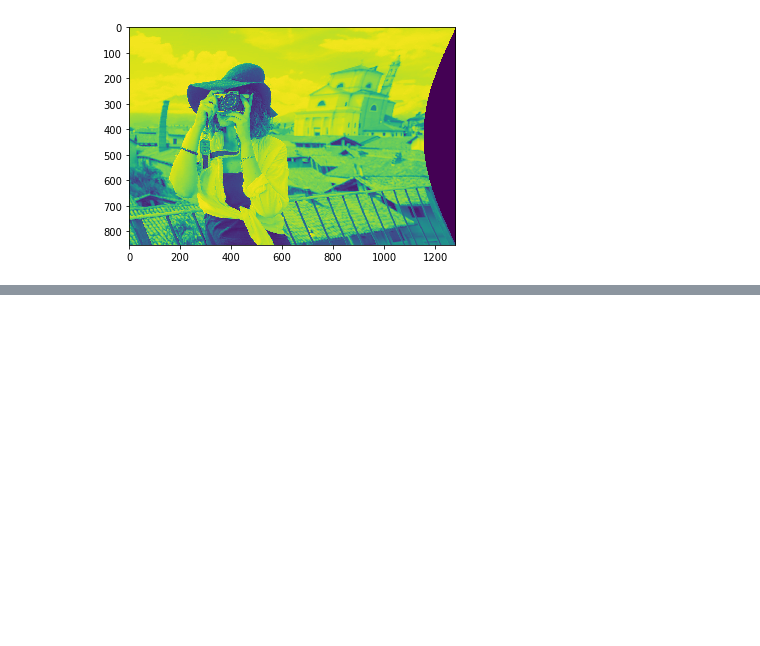
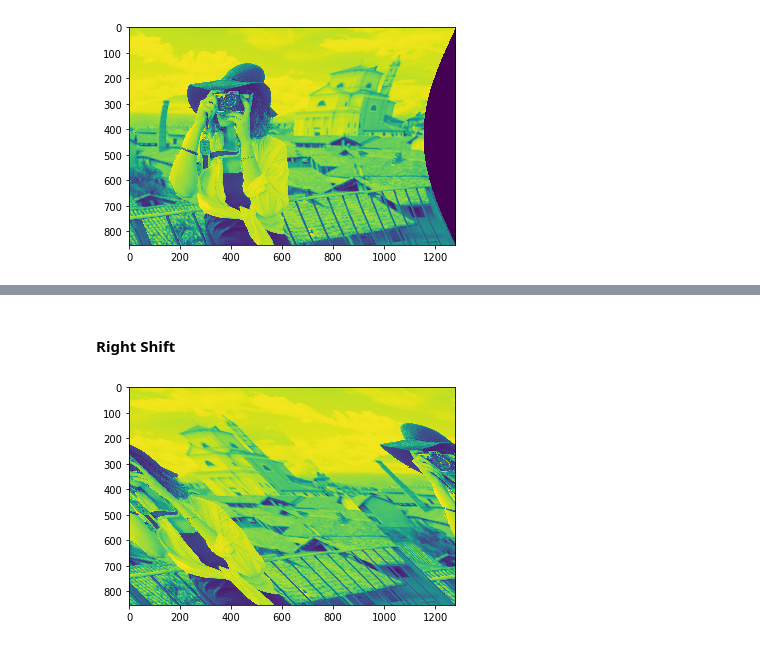
Before and after one commit to amitsanger3/warp-distorting-image, a Jupyter notebook: Warp.ipynb, the cells around one changed output, grey strips where cells are left out. Drawn from its saved outputs; the diff is of its cells as text; code cells hidden in the pictures; blank space fills up the shorter version.

```diff
--- a/Warp.ipynb
+++ b/Warp.ipynb
@@ -171,0 +204,8 @@ plt.show()
+# %% [markdown]
+#### Right Shift
+# %%
+img_right = wp.right_shift()
+plt.imshow(img_right)
+plt.show()
+# %% [output]
+[figure, added]
```
Also changed, not shown: parts of 6 cells of this notebook.
